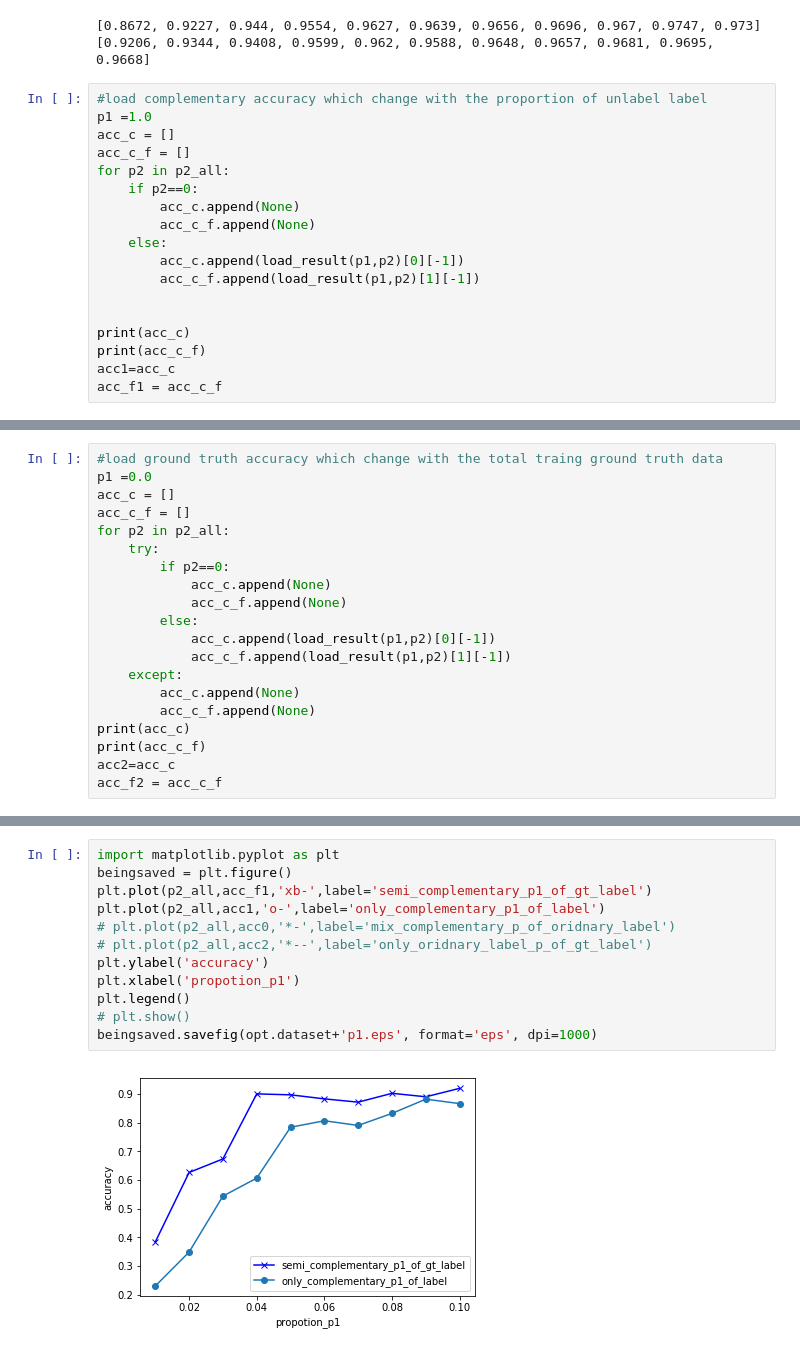
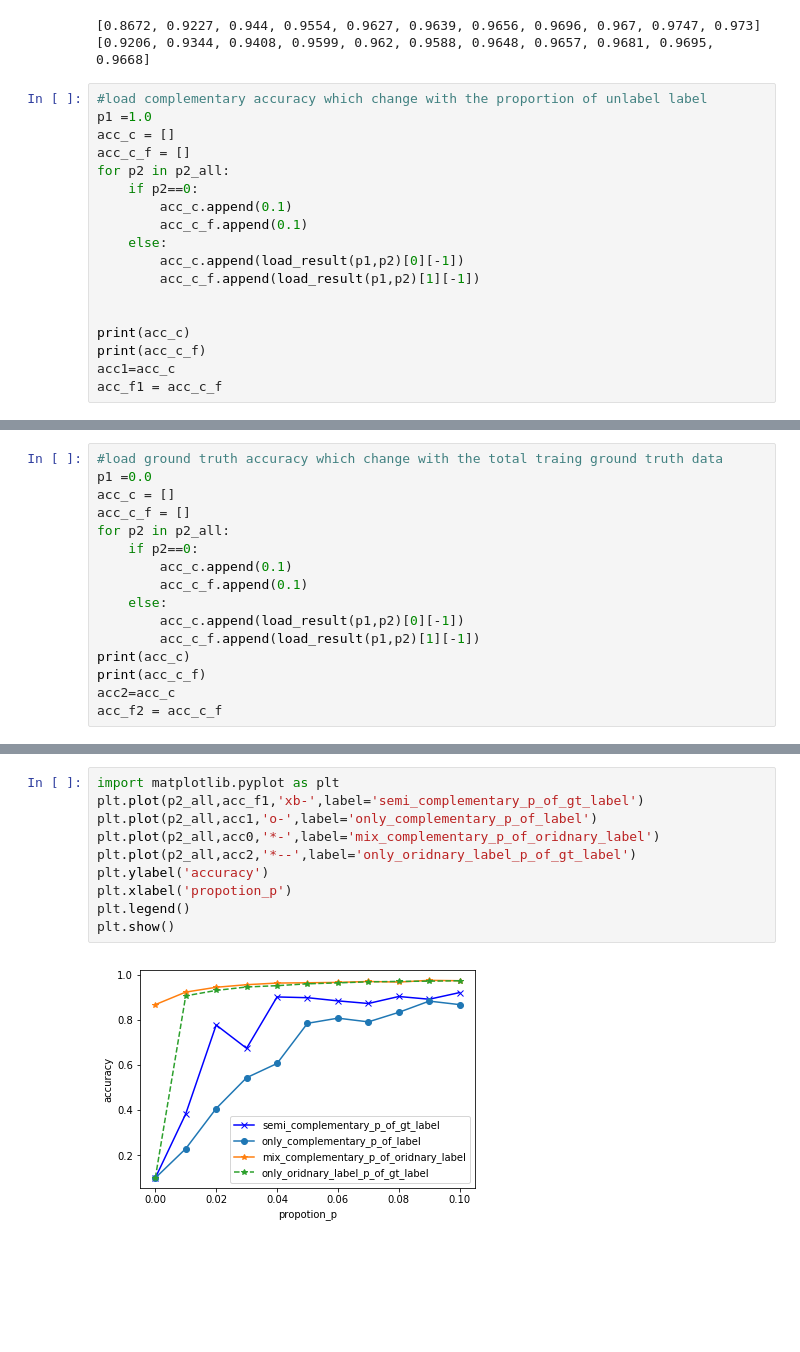
Before and after one commit to xuyanwu/Complementary-GAN, a Jupyter notebook: MNIST.ipynb, the cells around one changed output, grey strips where cells are left out. Cells and saved outputs as stored; diff of their text form; blank space fills up the shorter version.

```diff
--- a/MNIST.ipynb
+++ b/MNIST.ipynb
@@ -58,8 +58,8 @@ acc_c = []
 acc_c_f = []
 for p2 in p2_all:
     if p2==0:
-        acc_c.append(None)
-        acc_c_f.append(None)
+        acc_c.append(0.1)
+        acc_c_f.append(0.1)
     else:
         acc_c.append(load_result(p1,p2)[0][-1])
         acc_c_f.append(load_result(p1,p2)[1][-1])
@@ -78,16 +78,12 @@ p1 =0.0
 acc_c = []
 acc_c_f = []
 for p2 in p2_all:
-    try:
-        if p2==0:
-            acc_c.append(None)
-            acc_c_f.append(None)
-        else:
-            acc_c.append(load_result(p1,p2)[0][-1])
-            acc_c_f.append(load_result(p1,p2)[1][-1])
-    except:
-        acc_c.append(None)
-        acc_c_f.append(None)
+    if p2==0:
+        acc_c.append(0.1)
+        acc_c_f.append(0.1)
+    else:
+        acc_c.append(load_result(p1,p2)[0][-1])
+        acc_c_f.append(load_result(p1,p2)[1][-1])
 print(acc_c)
 print(acc_c_f)
 acc2=acc_c
@@ -98,14 +94,12 @@ acc_f2 = acc_c_f
 # %%
 import matplotlib.pyplot as plt
-beingsaved = plt.figure()
-plt.plot(p2_all,acc_f1,'xb-',label='semi_complementary_p1_of_gt_label')
-plt.plot(p2_all,acc1,'o-',label='only_complementary_p1_of_label')
-# plt.plot(p2_all,acc0,'*-',label='mix_complementary_p_of_oridnary_label')
-# plt.plot(p2_all,acc2,'*--',label='only_oridnary_label_p_of_gt_label')
+plt.plot(p2_all,acc_f1,'xb-',label='semi_complementary_p_of_gt_label')
+plt.plot(p2_all,acc1,'o-',label='only_complementary_p_of_label')
+plt.plot(p2_all,acc0,'*-',label='mix_complementary_p_of_oridnary_label')
+plt.plot(p2_all,acc2,'*--',label='only_oridnary_label_p_of_gt_label')
 plt.ylabel('accuracy')
-plt.xlabel('propotion_p1')
+plt.xlabel('propotion_p')
 plt.legend()
-# plt.show()
-beingsaved.savefig(opt.dataset+'p1.eps', format='eps', dpi=1000)
+plt.show()
 # %% [output]
-[figure, old version]
+[figure, new version]
```
Also changed, not shown: parts of 3 cells of this notebook, 7 other files.
